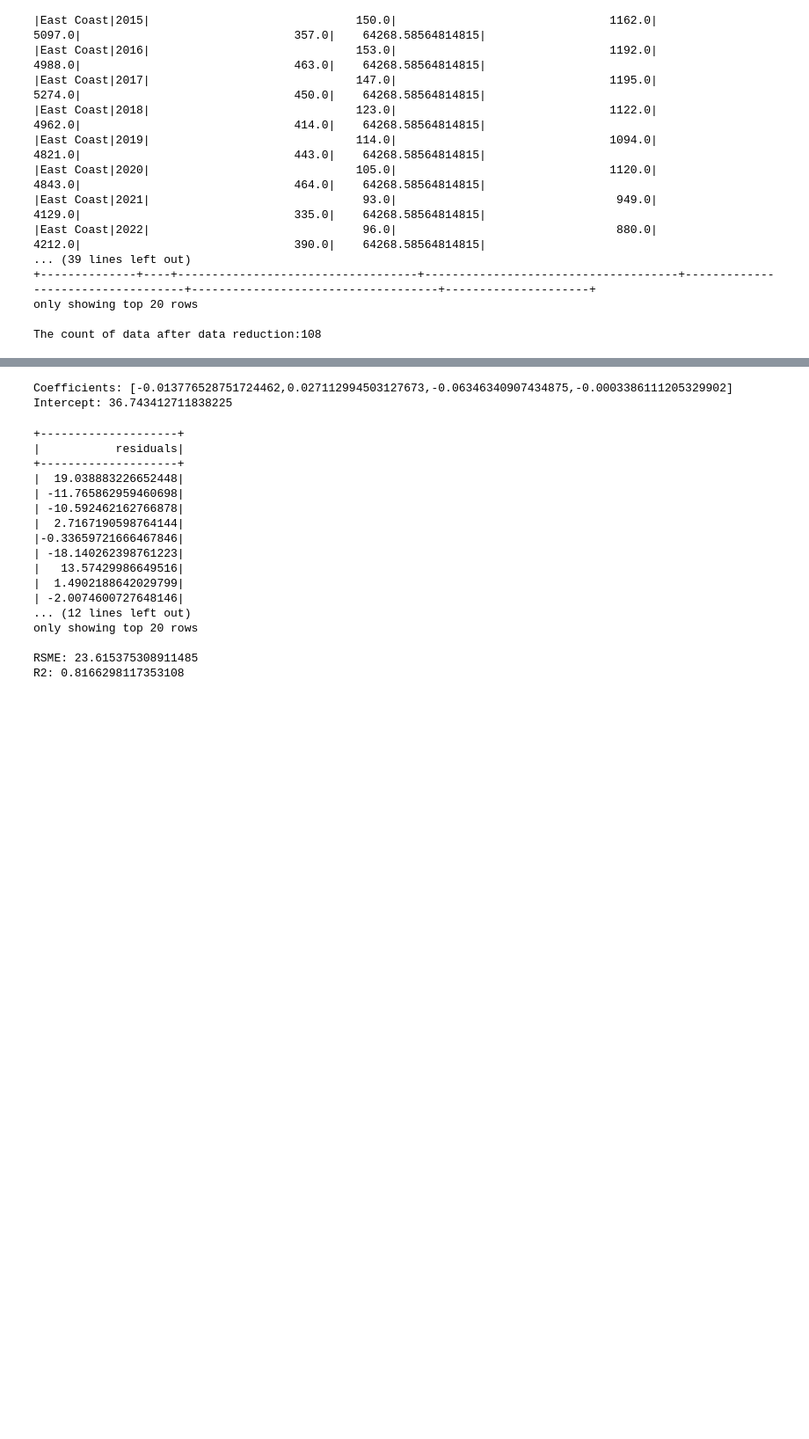
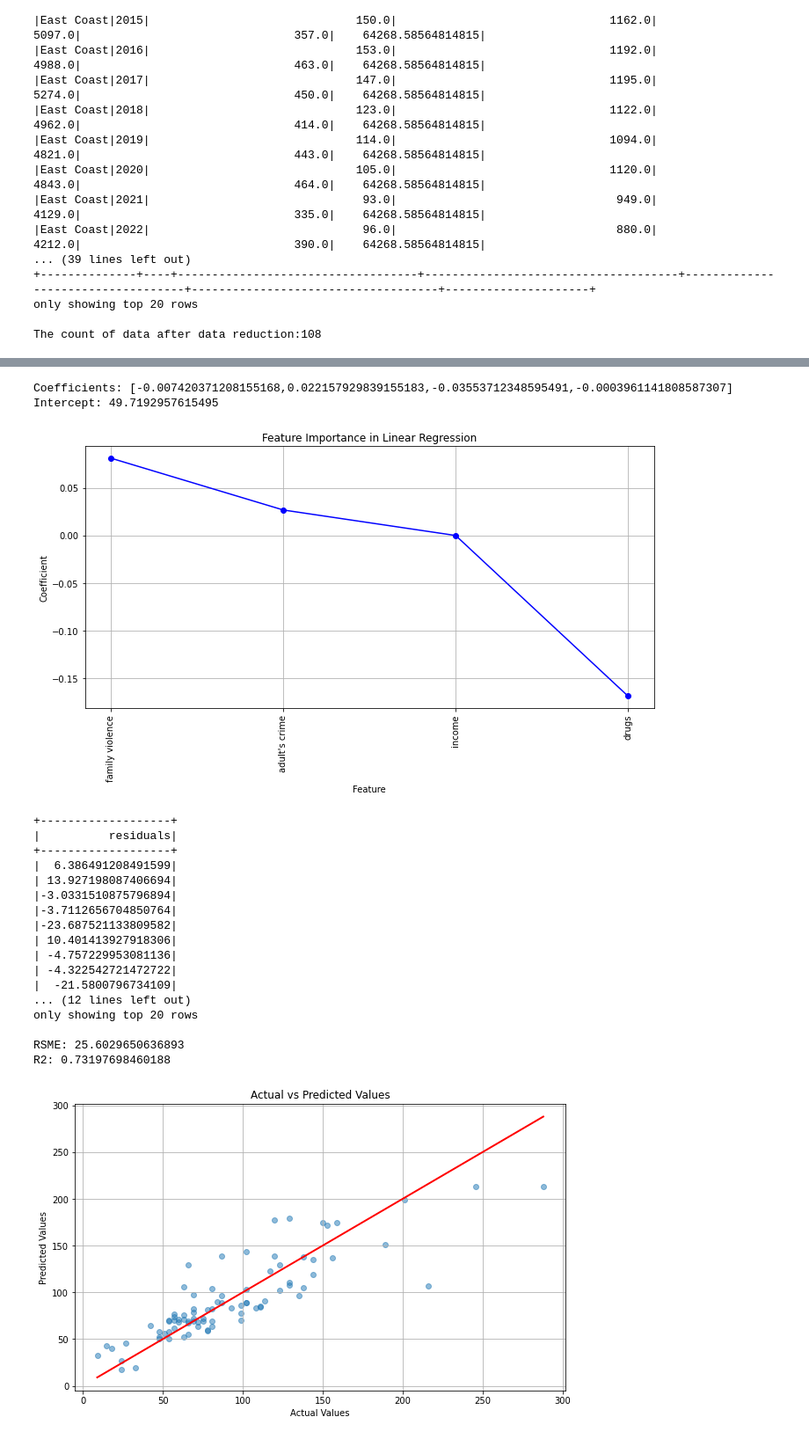
Before and after one commit to JingtaoXie/INFOSYS-AWS, a Jupyter notebook: IterationFour_PySpark_JingtaoXie.ipynb, the cells around one changed output, grey strips where cells are left out. Shown: that part at 88% size. Cells and saved outputs as stored; diff of their text form; code cells hidden in the pictures; blank space fills up the shorter version.

Commit message:
update data visualisation base on rubic, adjust the structure of codes

```diff
--- a/IterationFour_PySpark_JingtaoXie.ipynb
+++ b/IterationFour_PySpark_JingtaoXie.ipynb
@@ -628,11 +628,46 @@ print("Coefficients: {} Intercept: {}".format(r1_testing.coefficients,r1_testing
 test_results =r1_testing.evaluate(test_data_1)
 
 
-#evalute result by using RSME and R2 (in shohil-kishore repo)
+#8.2 Data visualisation
+coefficients = r1_training.coefficients.toArray()
+label_name=["family violence","adult's crime","drugs","income"]
+features_importance = pd.DataFrame(list(zip(label_name, coefficients)), columns=['Feature', 'Coefficient'])
+features_importance = features_importance.sort_values(by='Coefficient', ascending=False)
+
+plt.figure(figsize=(10, 6))
+plt.plot(features_importance['Feature'], features_importance['Coefficient'], marker='o', linestyle='-', color='blue')
+plt.xticks(rotation=90)
+plt.xlabel('Feature')
+plt.ylabel('Coefficient')
+plt.title('Feature Importance in Linear Regression')
+plt.grid(True)
+plt.tight_layout()
+plt.show()
+
+
+
+#8.2/8.3 evaluation and data visualisation of evaluation
+
+import matplotlib.pyplot as plt
+
 test_results.residuals.show()
 print("RSME: {}".format(test_results.rootMeanSquaredError))
 
 print("R2: {}".format(test_results.r2))
+
+predictions_1 = test_results.predictions.select('prediction', 'Total amount of convicted juveniles').toPandas()
+
+plt.figure(figsize=(10, 6))
+plt.scatter(predictions_1['Total amount of convicted juveniles'], predictions_1['prediction'], alpha=0.5)
+plt.plot([predictions_1['Total amount of convicted juveniles'].min(), predictions_1['Total amount of convicted juveniles'].max()],
+         [predictions_1['Total amount of convicted juveniles'].min(), predictions_1['Total amount of convicted juveniles'].max()],
+         color='red', lw=2)
+
+plt.xlabel('Actual Values')
+plt.ylabel('Predicted Values')
+plt.title('Actual vs Predicted Values')
+plt.grid(True)
+plt.show()
 # %% [output]
 ['Total amount of family violence cases', 'Total amount of people with charges', 'Total amount of drugs offences cases', 'Mean household income']
 root
@@ -660,21 +695,23 @@ Coefficients: [0.05335381860926449,0.024227398831276045,-0.14208860557419895,-6.
-Coefficients: [-0.013776528751724462,0.027112994503127673,-0.06346340907434875,-0.0003386111205329902] Intercept: 36.743412711838225
+Coefficients: [-0.007420371208155168,0.022157929839155183,-0.03553712348595491,-0.0003961141808587307] Intercept: 49.7192957615495
+[figure, added]
-+--------------------+
-|           residuals|
-+--------------------+
-|  19.038883226652448|
-| -11.765862959460698|
-| -10.592462162766878|
-|  2.7167190598764144|
-|-0.33659721666467846|
-| -18.140262398761223|
-|   13.57429986649516|
-|  1.4902188642029799|
-| -2.0074600727648146|
++-------------------+
+|          residuals|
++-------------------+
+|  6.386491208491599|
+| 13.927198087406694|
+|-3.0331510875796894|
+|-3.7112656704850764|
+|-23.687521133809582|
+| 10.401413927918306|
+| -4.757229953081136|
+| -4.322542721472722|
+|  -21.5800796734109|
 ... (12 lines left out)
 only showing top 20 rows
 
-RSME: 23.615375308911485
-R2: 0.8166298117353108
+RSME: 25.6029650636893
+R2: 0.73197698460188
+[figure, added]
 # %%
 #6/7 Decision Tree models
 from pyspark.ml.regression import DecisionTreeRegressor
```
Also changed, not shown: parts of 6 cells of this notebook.
